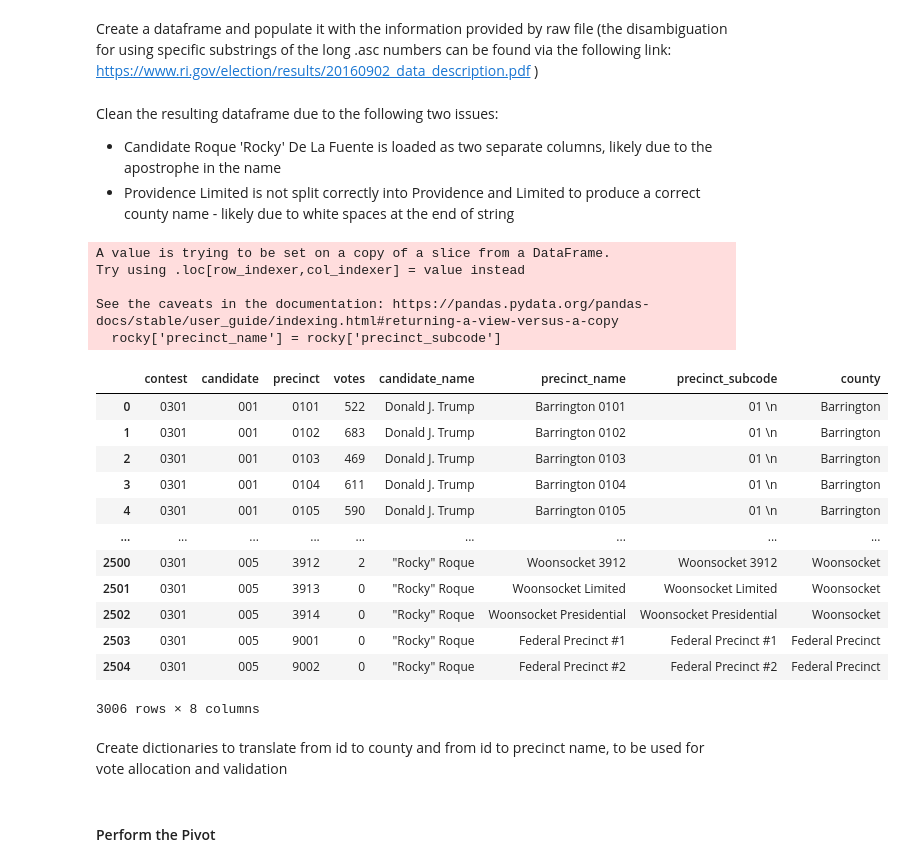
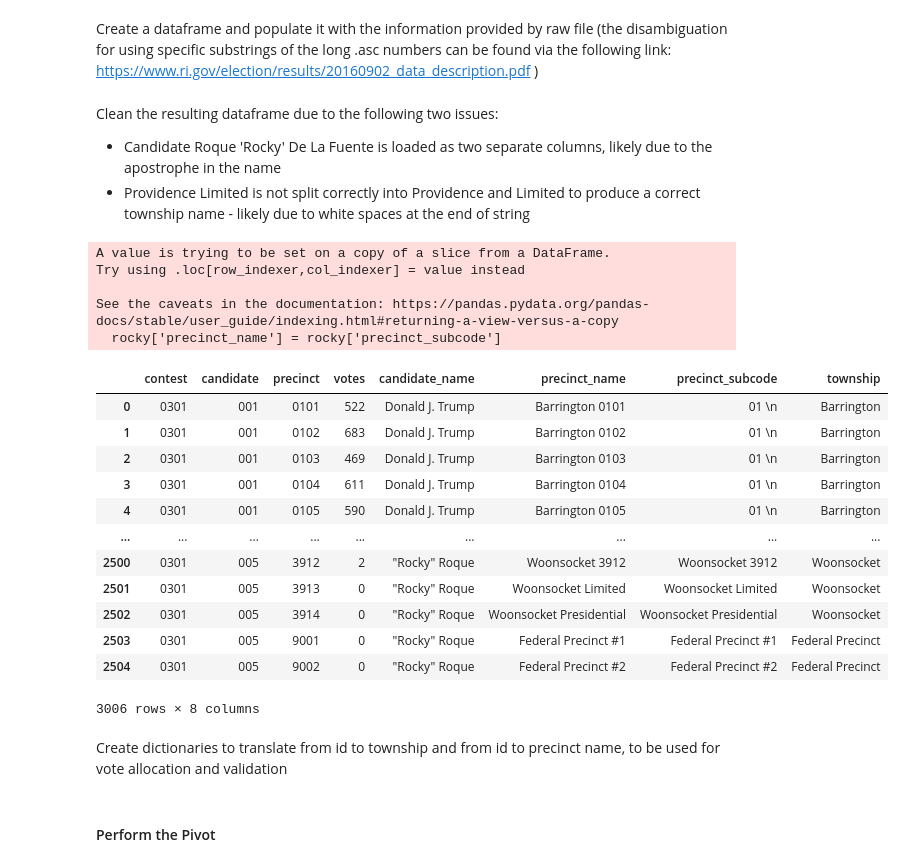
Before and after one commit to nonpartisan-redistricting-datahub/pdv-ri, a Jupyter notebook: vest-ri-2016/vest-ri-2016-validation.ipynb, the cells around one changed output. Drawn from its saved outputs; the diff is of its cells as text; code cells hidden in the pictures.

Commit message:
updated to reflect township distribution

```diff
--- a/vest-ri-2016/vest-ri-2016-validation.ipynb
+++ b/vest-ri-2016/vest-ri-2016-validation.ipynb
@@ -330,23 +330,23 @@ pre_pivot['precinct_subcode'] = pres_df[4]
 # %% [markdown]
 Clean the resulting dataframe due to the following two issues:
 - Candidate Roque 'Rocky' De La Fuente is loaded as two separate columns, likely due to the apostrophe in the name
-- Providence Limited is not split correctly into Providence and Limited to produce a correct county name - likely due to white spaces at the end of string
+- Providence Limited is not split correctly into Providence and Limited to produce a correct township name - likely due to white spaces at the end of string
 # %%
 rocky = pre_pivot[pre_pivot['precinct_name'] == 'De La Fuente']
 pre_pivot.drop(rocky.index, inplace = True)
 rocky['precinct_name'] = rocky['precinct_subcode']
 pre_pivot = pd.concat([pre_pivot, rocky])
-pre_pivot['county'] = pre_pivot['precinct_name'].apply(lambda x: x.rsplit(' ', 1)[0])
-pre_pivot['county'] = pre_pivot['county'].apply(lambda x: x.strip())
-pre_pivot['county'] = pre_pivot['county'].replace({'Providence Limited': 'Providence'})
+pre_pivot['township'] = pre_pivot['precinct_name'].apply(lambda x: x.rsplit(' ', 1)[0])
+pre_pivot['township'] = pre_pivot['township'].apply(lambda x: x.strip())
+pre_pivot['township'] = pre_pivot['township'].replace({'Providence Limited': 'Providence'})
 pre_pivot
 # %% [output]
 A value is trying to be set on a copy of a slice from a DataFrame.
 Try using .loc[row_indexer,col_indexer] = value instead
 
 See the caveats in the documentation: https://pandas.pydata.org/pandas-docs/stable/user_guide/indexing.html#returning-a-view-versus-a-copy
   rocky['precinct_name'] = rocky['precinct_subcode']
-|  | contest | candidate | precinct | votes | candidate_name | precinct_name | precinct_subcode | county |
+|  | contest | candidate | precinct | votes | candidate_name | precinct_name | precinct_subcode | township |
 | 0 | 0301 | 001 | 0101 | 522 | Donald J. Trump | Barrington 0101 | 01 \n | Barrington |
 | 1 | 0301 | 001 | 0102 | 683 | Donald J. Trump | Barrington 0102 | 01 \n | Barrington |
 | 2 | 0301 | 001 | 0103 | 469 | Donald J. Trump | Barrington 0103 | 01 \n | Barrington |
@@ -360,5 +360,5 @@ See the caveats in the documentation: https://pandas.pydata.org/pandas-docs/stab
 | 2504 | 0301 | 005 | 9002 | 0 | "Rocky" Roque | Federal Precinct #2 | Federal Precinct #2 | Federal Precinct |
 3006 rows × 8 columns
 # %% [markdown]
-Create dictionaries to translate from id to county and from id to precinct name, to be used for vote allocation and validation
+Create dictionaries to translate from id to township and from id to precinct name, to be used for vote allocation and validation
 # %%
```
Also changed, not shown: parts of 20 cells of this notebook, 2 other files.
